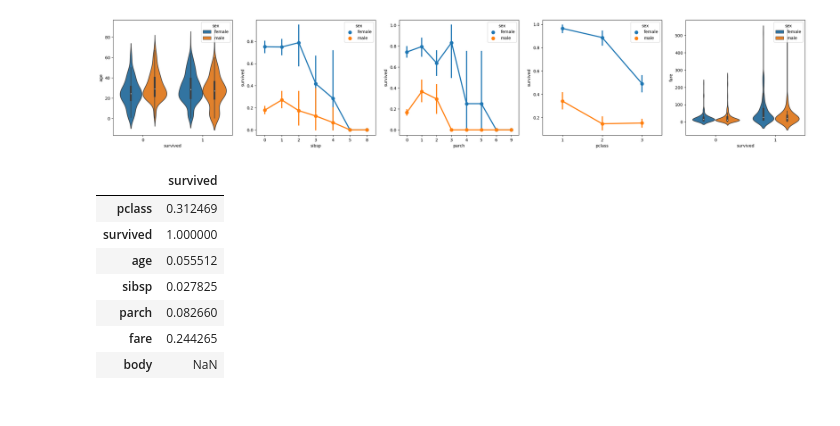
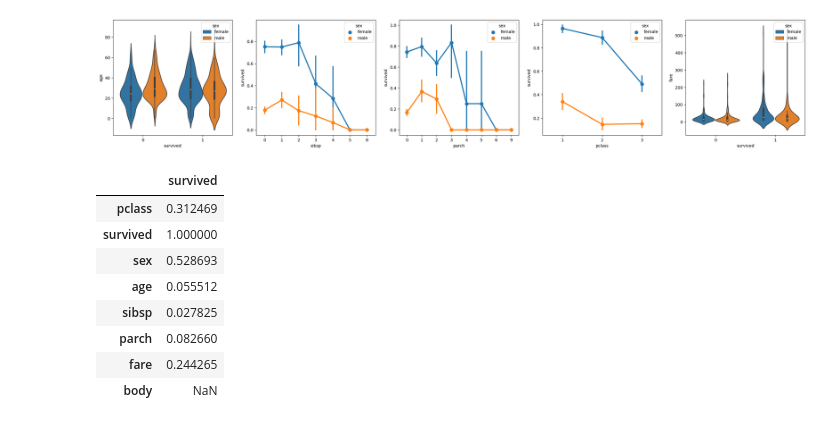
Before and after one commit to BellaWall/data-science-titanic-survivability, a Jupyter notebook: hello.ipynb, the cells around one changed output. Drawn from its saved outputs; the diff is of its cells as text; code cells hidden in the pictures.

```diff
--- a/hello.ipynb
+++ b/hello.ipynb
@@ -25,12 +27,13 @@ sns.violinplot(x="survived", y="fare", hue="sex", data=data, ax=axs[4])
 data.replace({'male': 1, 'female': 0}, inplace=True)
 # Converting string values to integers for the correlation calculation
 # %%
-data.corr().abs()[["survived"]]
+data.corr(numeric_only=True).abs()[["survived"]]
 # Correlating the relationship between all variables and survival
 # %% [output]
 |  | survived |
 | pclass | 0.312469 |
 | survived | 1.000000 |
+| sex | 0.528693 |
 | age | 0.055512 |
 | sibsp | 0.027825 |
 | parch | 0.082660 |
```
Also changed, not shown: parts of 2 cells of this notebook.
